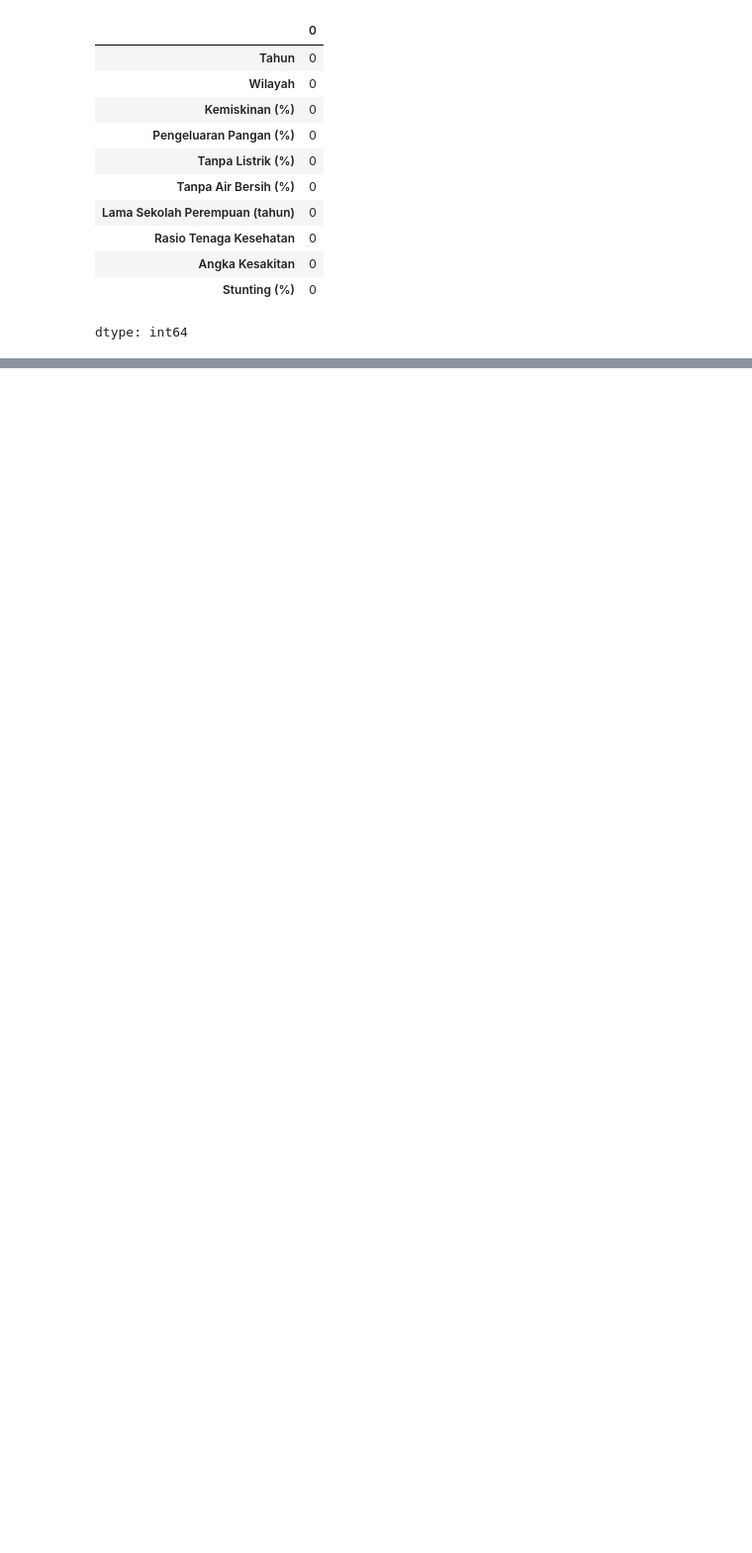
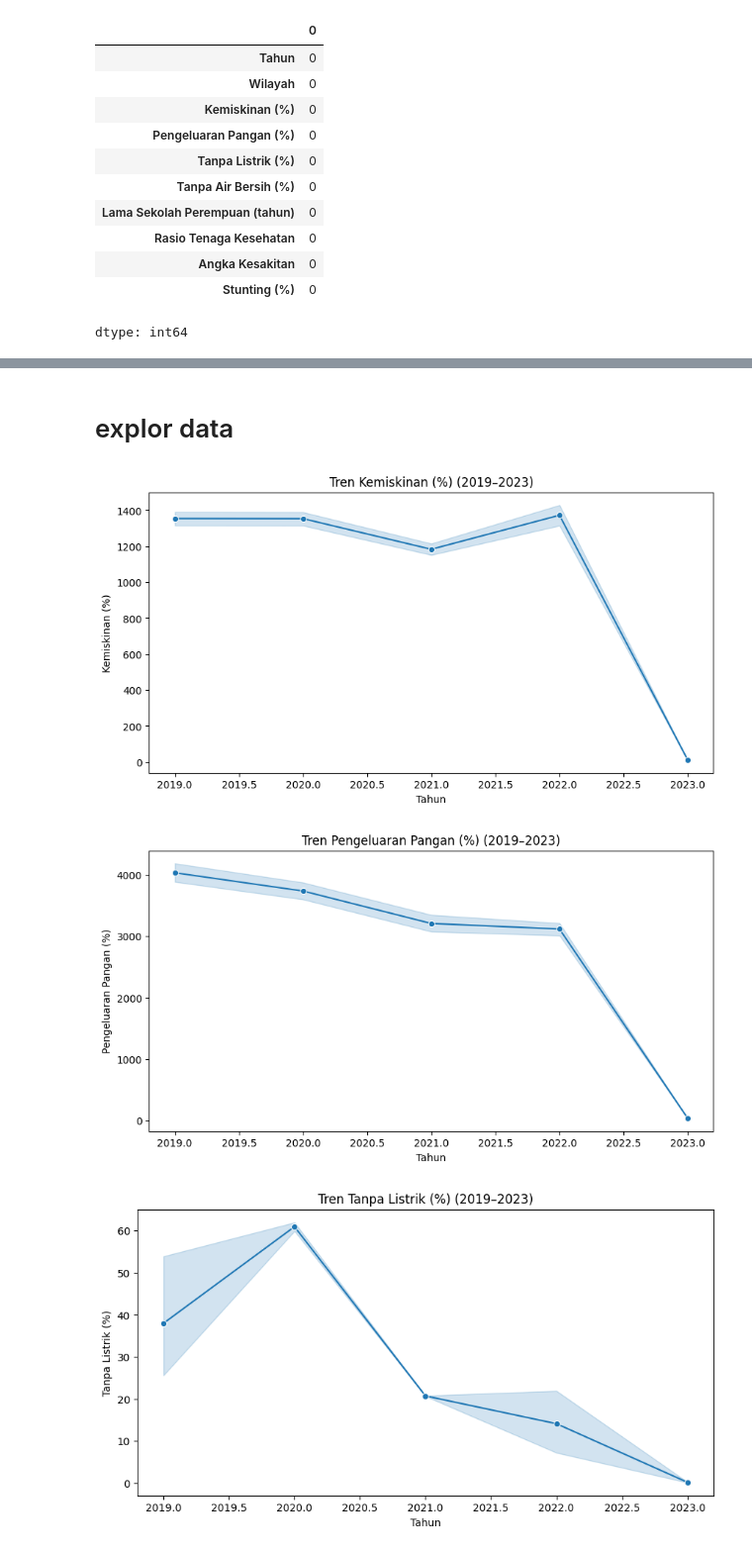
Before and after one commit to catuer/Ketahanan_Pangan, a Jupyter notebook: KP2.ipynb, the cells around one changed output, grey strips where cells are left out. Shown at 99% size. Drawn from its saved outputs; the diff is of its cells as text; code cells hidden in the pictures; blank space fills up the shorter version.

```diff
--- a/KP2.ipynb
+++ b/KP2.ipynb
@@ -88,0 +108,17 @@ dtype: int64
+# %% [markdown]
+# explor data
+# %%
+import matplotlib.pyplot as plt
+features_to_plot = ['Kemiskinan (%)', 'Pengeluaran Pangan (%)','Tanpa Listrik (%)','Tanpa Air Bersih (%)','Lama Sekolah Perempuan (tahun)','Rasio Tenaga Kesehatan','Angka Kesakitan','Stunting (%)']
+
+for feature in features_to_plot:
+  plt.figure(figsize=(10,5))
+  sns.lineplot(data=Ketahanan_pangan, x='Tahun', y=feature, marker='o')
+  plt.title(f'Tren {feature} (2019–2023)')
+  plt.ylabel(feature)
+  plt.xlabel('Tahun')
+  plt.show()
+# %% [output]
+[figure, added]
+[figure, added]
+[figure, added]
```
Also changed, not shown: parts of 10 cells of this notebook.
